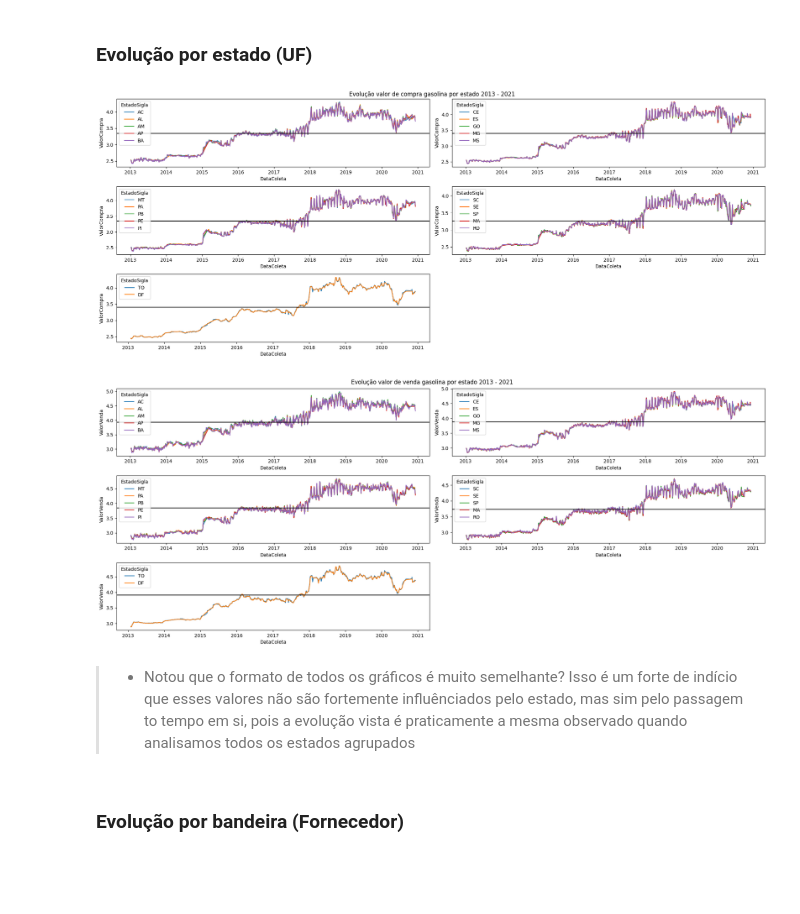
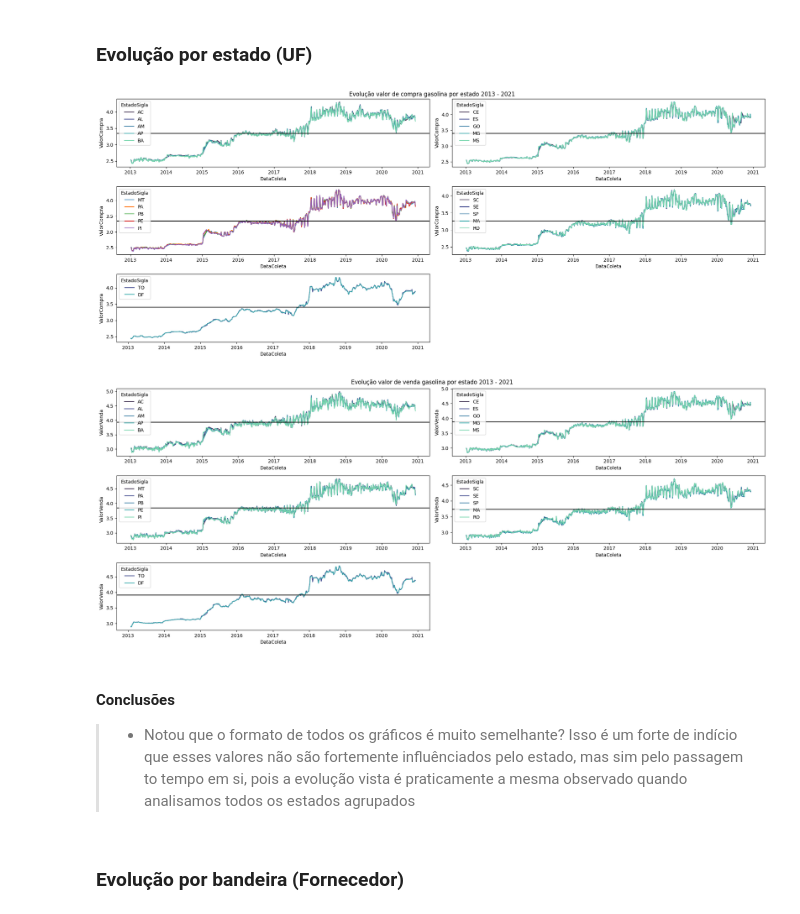
Before and after one commit to jorgecarvalhopi/Python_Analise-Precos-Combustiveis-2019, a Jupyter notebook: analise_v2.ipynb, the cells around one changed output. Saved outputs shown, nothing was run; the diff lists cells and outputs as text; code cells hidden in the pictures; blank space fills up the shorter version.

```diff
--- a/analise_v2.ipynb
+++ b/analise_v2.ipynb
@@ -147,0 +130,2 @@ combustiveis[colunas_quantitativas].describe().round(3)
+# %%
+combustiveis = combustiveis.dropna(axis = 0) #Tirando valores nulos
@@ -229,6 +238,8 @@ media_venda = combustiveis.dropna(axis = 0).groupby(by = ['DataColeta', 'EstadoS
 # %%
 #Pegando 27 Estados
 estados = list(media_compra.index.get_level_values(1).unique())
+
+#==================================================================================================================================
 
 plt.figure(figsize = (20, 13)).suptitle('Evolução valor de compra gasolina por estado 2013 - 2021')
 mv_av_periods = 15
@@ -237,7 +248,8 @@ plt.subplot(5, 2, 1)
 data_sliced = media_compra.loc[media_compra.index.get_level_values(1).isin(estados[0:5])]
 sb.lineplot(x = data_sliced.index.get_level_values(0),
             y = data_sliced.rolling(mv_av_periods).mean(),
-            hue = data_sliced.index.get_level_values(1)
+            hue = data_sliced.index.get_level_values(1),
+            palette = 'mako'
            )
 plt.axhline(data_sliced.mean(), color = 'black')
 
@@ -246,7 +258,8 @@ plt.subplot(5, 2, 2)
 data_sliced = media_compra.loc[media_compra.index.get_level_values(1).isin(estados[5:10])]
 sb.lineplot(x = data_sliced.index.get_level_values(0),
             y = data_sliced.rolling(mv_av_periods).mean(),
-            hue = data_sliced.index.get_level_values(1)
+            hue = data_sliced.index.get_level_values(1),
+            palette = 'mako'
            )
 plt.axhline(data_sliced.mean(), color = 'black')
 
@@ -255,7 +268,8 @@ plt.subplot(5, 2, 3)
 data_sliced = media_compra.loc[media_compra.index.get_level_values(1).isin(estados[10:15])]
 sb.lineplot(x = data_sliced.index.get_level_values(0),
             y = data_sliced.rolling(mv_av_periods).mean(),
-            hue = data_sliced.index.get_level_values(1)
+            hue = data_sliced.index.get_level_values(1),
+            palette = 'mako'
            )
 plt.axhline(data_sliced.mean(), color = 'black')
 
@@ -264,7 +278,8 @@ plt.subplot(5, 2, 4)
 data_sliced = media_compra.loc[media_compra.index.get_level_values(1).isin(estados[20:25])]
 sb.lineplot(x = data_sliced.index.get_level_values(0),
             y = data_sliced.rolling(mv_av_periods).mean(),
-            hue = data_sliced.index.get_level_values(1)
+            hue = data_sliced.index.get_level_values(1),
+            palette = 'mako'
            )
 plt.axhline(data_sliced.mean(), color = 'black')
 
@@ -273,7 +288,8 @@ plt.subplot(5, 2, 5)
 data_sliced = media_compra.loc[media_compra.index.get_level_values(1).isin(estados[25:30])]
 sb.lineplot(x = data_sliced.index.get_level_values(0),
             y = data_sliced.rolling(mv_av_periods).mean(),
-            hue = data_sliced.index.get_level_values(1)
+            hue = data_sliced.index.get_level_values(1),
+            palette = 'mako'
            )
 plt.axhline(data_sliced.mean(), color = 'black')
 
@@ -282,7 +298,7 @@ plt.savefig('evolução_compra_por_estado.png', dpi = 150)
 plt.show()
 
 
-
+#==================================================================================================================================
 
 
 plt.figure(figsize = (20, 13)).suptitle('Evolução valor de venda gasolina por estado 2013 - 2021')
@@ -292,7 +308,8 @@ plt.subplot(5, 2, 1)
 data_sliced = media_venda.loc[media_venda.index.get_level_values(1).isin(estados[0:5])]
 sb.lineplot(x = data_sliced.index.get_level_values(0),
             y = data_sliced.rolling(mv_av_periods).mean(),
-            hue = data_sliced.index.get_level_values(1)
+            hue = data_sliced.index.get_level_values(1),
+            palette = 'mako'
            )
 plt.axhline(data_sliced.mean(), color = 'black')
 
@@ -301,44 +318,49 @@ plt.subplot(5, 2, 2)
 data_sliced = media_venda.loc[media_venda.index.get_level_values(1).isin(estados[5:10])]
 sb.lineplot(x = data_sliced.index.get_level_values(0),
             y = data_sliced.rolling(mv_av_periods).mean(),
-            hue = data_sliced.index.get_level_values(1)
+            hue = data_sliced.index.get_level_values(1),
+            palette = 'mako'
            )
 plt.axhline(data_sliced.mean(), color = 'black')
 
 
 plt.subplot(5, 2, 3)
 data_sliced = media_venda.loc[media_venda.index.get_level_values(1).isin(estados[10:15])]
 sb.lineplot(x = data_sliced.index.get_level_values(0),
             y = data_sliced.rolling(mv_av_periods).mean(),
-            hue = data_sliced.index.get_level_values(1)
+            hue = data_sliced.index.get_level_values(1),
+            palette = 'mako'
            )
 plt.axhline(data_sliced.mean(), color = 'black')
 
 
 plt.subplot(5, 2, 4)
 data_sliced = media_venda.loc[media_venda.index.get_level_values(1).isin(estados[20:25])]
 sb.lineplot(x = data_sliced.index.get_level_values(0),
             y = data_sliced.rolling(mv_av_periods).mean(),
-            hue = data_sliced.index.get_level_values(1)
+            hue = data_sliced.index.get_level_values(1),
+            palette = 'mako'
            )
 plt.axhline(data_sliced.mean(), color = 'black')
 
 
 plt.subplot(5, 2, 5)
 data_sliced = media_venda.loc[media_venda.index.get_level_values(1).isin(estados[25:30])]
 sb.lineplot(x = data_sliced.index.get_level_values(0),
             y = data_sliced.rolling(mv_av_periods).mean(),
-            hue = data_sliced.index.get_level_values(1)
+            hue = data_sliced.index.get_level_values(1),
+            palette = 'mako'
            )
 plt.axhline(data_sliced.mean(), color = 'black')
 
 plt.tight_layout()
 plt.savefig('evolução_venda_por_estado.png', dpi = 150)
 plt.show()
 # %% [output]
-[figure, old version]
+[figure, new version]
-[figure, old version]
+[figure, new version]
 # %% [markdown]
+#### Conclusões
 > - Notou que o formato de todos os gráficos é muito semelhante? Isso é um forte de indício que esses valores não são fortemente influênciados pelo estado, mas sim pelo passagem to tempo em si, pois a evolução vista é praticamente a mesma observado quando analisamos todos os estados agrupados
 # %% [markdown]
 ### Evolução por bandeira (Fornecedor)
```
Also changed, not shown: parts of 29 cells of this notebook, 1 other file.
